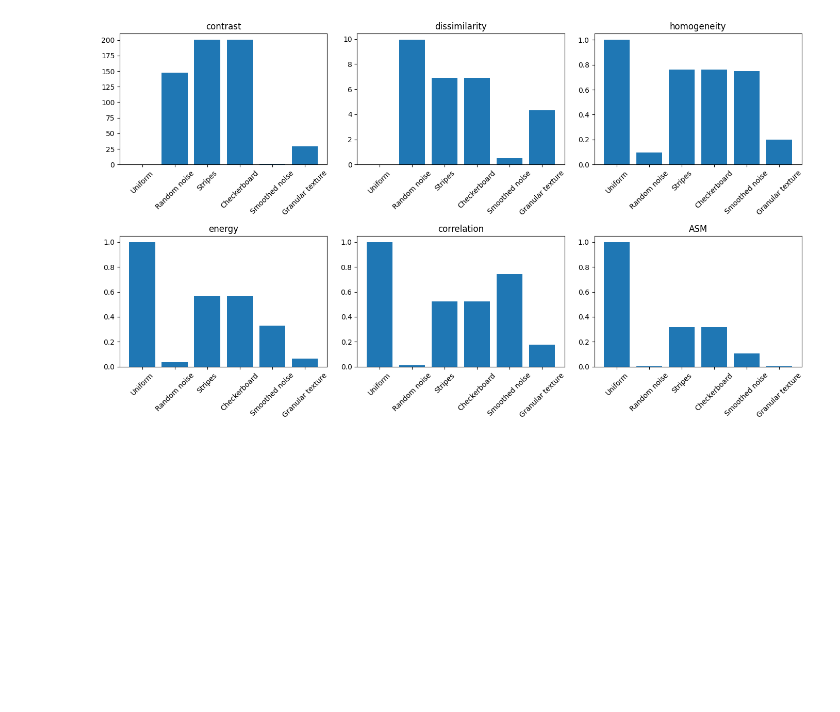
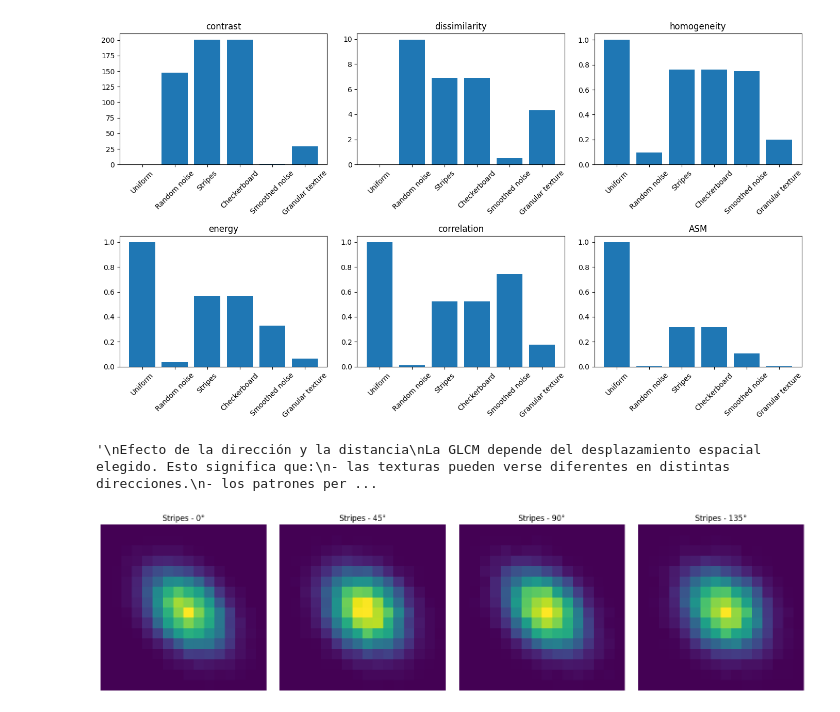
Before and after one commit to peterzm/ai-imaging-portfolio, a Jupyter notebook: 03_computer_vision/notebooks/07_glcm_texture_features.ipynb, the cells around one changed output. Saved outputs shown, nothing was run; the diff lists cells and outputs as text; code cells hidden in the pictures; blank space fills up the shorter version.

Commit message:
Graficamos como la textura en este caso puntual la granular cambia en función a la direccion

```diff
--- a/03_computer_vision/notebooks/07_glcm_texture_features.ipynb
+++ b/03_computer_vision/notebooks/07_glcm_texture_features.ipynb
@@ -245,3 +245,32 @@ plt.savefig("../figures/figures_texture/glcm_feature_bars.png", dpi=300, bbox_in
 plt.show()
 # %% [output]
 [figure]
+# %%
+"""
+Efecto de la dirección y la distancia
+La GLCM depende del desplazamiento espacial elegido. Esto significa que:
+- las texturas pueden verse diferentes en distintas direcciones.
+- los patrones periódicos pueden mostrar anisotropía.
+- las distancias mayores pueden capturar una estructura más gruesa.
+"""
+# %% [output]
+'\nEfecto de la dirección y la distancia\nLa GLCM depende del desplazamiento espacial elegido. Esto significa que:\n- las texturas pueden verse diferentes en distintas direcciones.\n- los patrones per ...
+# %%
+test_image = granular
+
+angle_configs = [0, np.pi/4, np.pi/2, 3*np.pi/4]
+angle_titles = ["0°", "45°", "90°", "135°"]
+
+fig, axes = plt.subplots(1, 4, figsize=(16, 4))
+
+for ax, angle, title in zip(axes, angle_configs, angle_titles):
+    glcm = compute_glcm(test_image, distances=[1], angles=[angle], levels=16)
+    ax.imshow(glcm[:, :, 0, 0], cmap='viridis')
+    ax.set_title(f"Stripes - {title}")
+    ax.axis('off')
+
+plt.tight_layout()
+#plt.savefig("../figures/figures_texture/glcm_direction_effect.png", dpi=300, bbox_inches="tight")
+plt.show()
+# %% [output]
+[figure, added]
```
Also changed, not shown: 1 other file.
